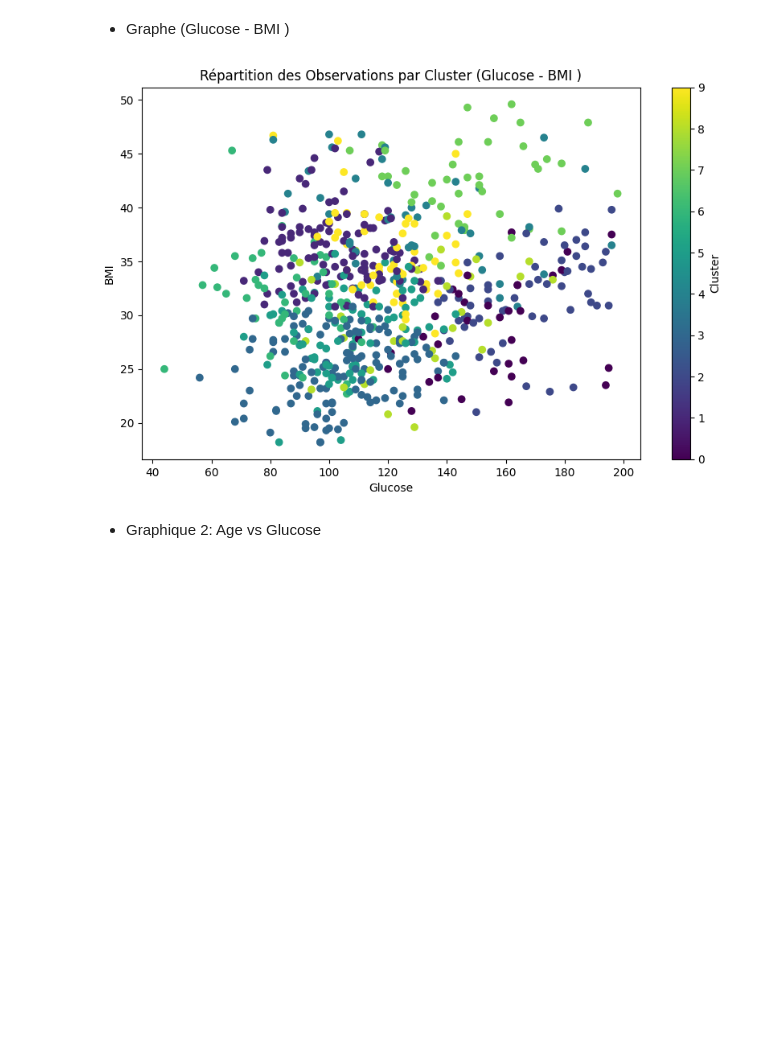
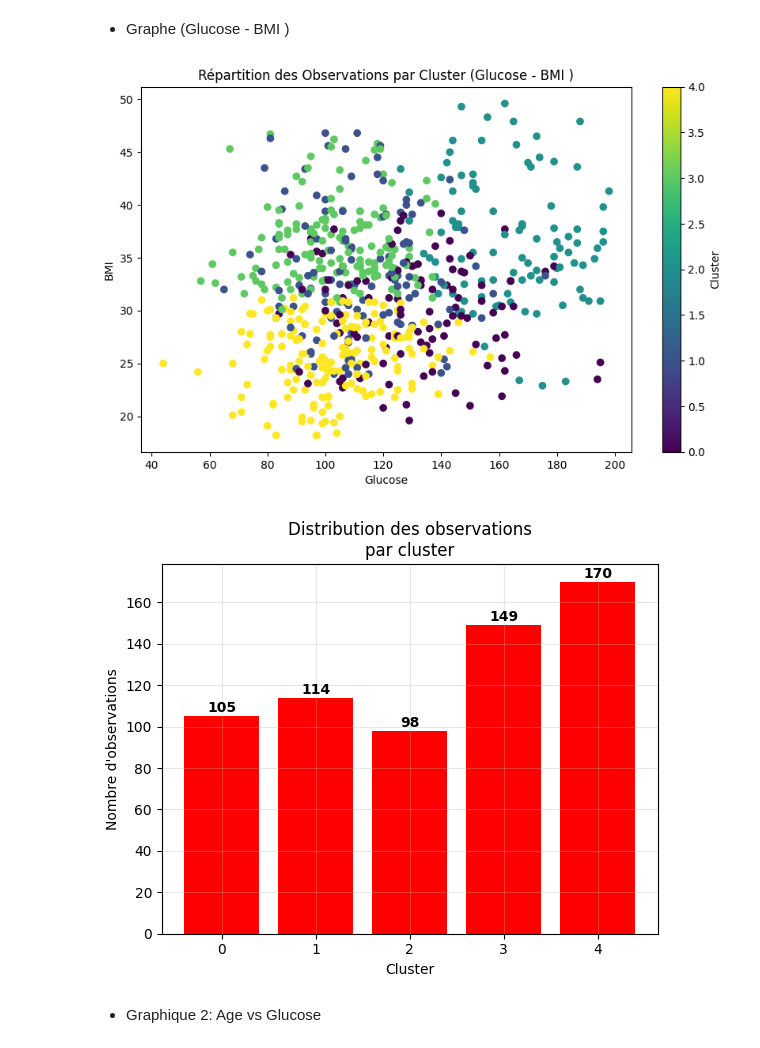
Before and after one commit to RaihanaAm/Analyse-de-Diab-te, a Jupyter notebook: Main.ipynb, the cells around one changed output. Saved outputs shown, nothing was run; the diff lists cells and outputs as text; code cells hidden in the pictures; blank space fills up the shorter version.

```diff
--- a/Main.ipynb
+++ b/Main.ipynb
@@ -364,14 +363,29 @@ df['Cluster'] = kmeans.fit_predict(X_scaled)
 # %%
 plt.figure(figsize=(10, 6))
 plt.scatter(df['Glucose'], df['BMI'] , c=df['Cluster'], cmap='viridis')
 
 plt.xlabel('Glucose')
 plt.ylabel('BMI')
 plt.title('Répartition des Observations par Cluster (Glucose - BMI )')
 plt.colorbar(label='Cluster')
 plt.show()
+
+# Graphique 3: Distribution des clusters
+
+cluster_counts = pd.Series(df['Cluster']).value_counts().sort_index()
+bars = plt.bar(cluster_counts.index, cluster_counts.values, color="red")
+plt.xlabel('Cluster')
+plt.ylabel('Nombre d\'observations')
+plt.title('Distribution des observations\npar cluster')
+plt.grid(True, alpha=0.3)
+
+# Ajouter les valeurs sur les barres
+for bar, count in zip(bars, cluster_counts.values):
+    plt.text(bar.get_x() + bar.get_width()/2, bar.get_height() + 0.5,
+             str(count), ha='center', va='bottom', fontweight='bold')
 # %% [output]
-[figure, old version]
+[figure, new version]
+[figure, added]
 # %% [markdown]
 * Graphique 2: Age vs Glucose
 # %%
```
Also changed, not shown: parts of 14 cells of this notebook.
